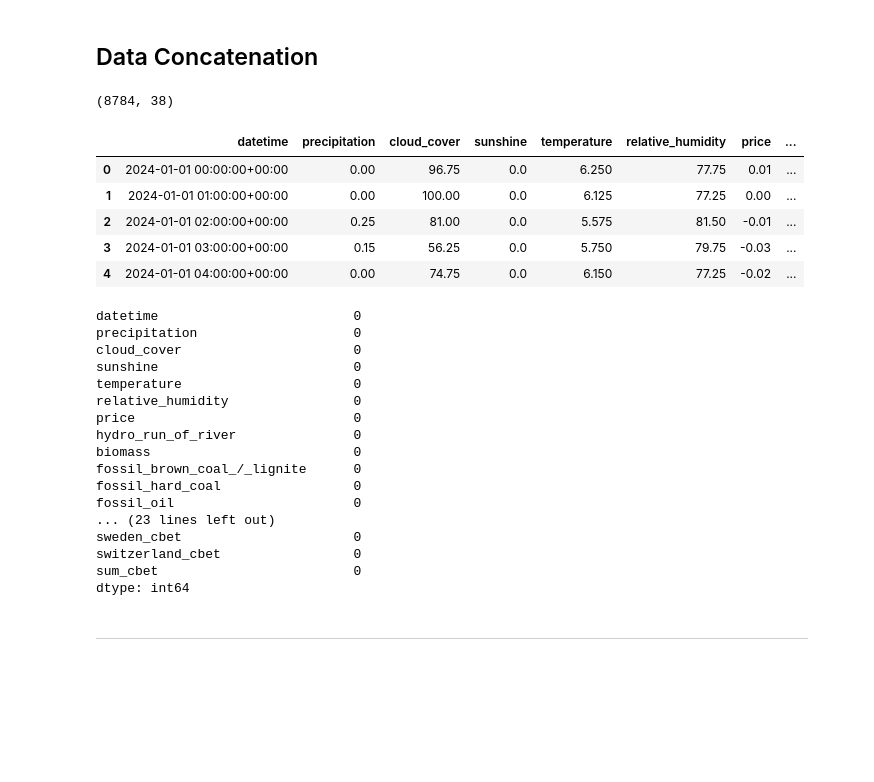
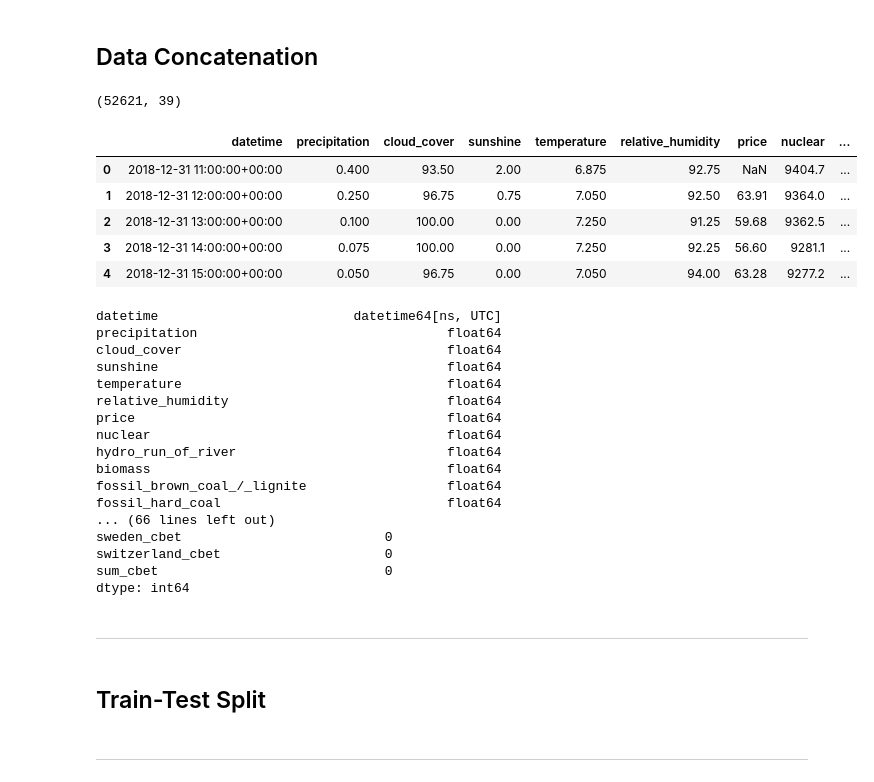
Before and after one commit to BenLeidig/de_lu_epf, a Jupyter notebook: doc/data_collection.ipynb, the cells around one changed output. Drawn from its saved outputs; the diff is of its cells as text; code cells hidden in the pictures; blank space fills up the shorter version.

```diff
--- a/doc/data_collection.ipynb
+++ b/doc/data_collection.ipynb
@@ -48,7 +48,7 @@ weather_variables = [
 
 url = 'https://api.brightsky.dev/weather'
 parameters = {
-    'date':'2024-01-01T01:00:00Z',
+    'date':'2018-12-31T12:00:00Z',
     'last_date':'2025-01-01T00:00:00Z'
 }
 concat_list = []
@@ -83,7 +83,7 @@ Wall time: 33.1 s
 
 url = 'https://api.energy-charts.info/price'
 parameters = {
-    'start':'2024-01-01T00:00:00Z',
+    'start':'2018-12-31T12:00:00Z',
     'end':'2024-12-31T23:00:00Z'
 }
 data = requests.get(url, params=parameters).json()
@@ -110,7 +110,7 @@ Wall time: 2.46 s
 
 url = 'https://api.energy-charts.info/public_power'
 parameters = {
-    'start':'2024-01-01T01:00:00Z',
+    'start':'2018-12-31T12:00:00Z',
     'end':'2025-01-01T00:00:00Z'
 }
 data = requests.get(url, params=parameters).json()
@@ -141,7 +141,7 @@ Wall time: 3.97 s
 
 url = 'https://api.energy-charts.info/cbet'
 parameters = {
-    'start':'2024-01-01T01:00:00Z',
+    'start':'2018-12-31T12:00:00Z',
     'end':'2025-01-01T00:00:00Z'
 }
 data = requests.get(url, parameters).json()
@@ -172,36 +172,42 @@ Wall time: 23.5 s
 # %%
 df = reduce(
     lambda l, r : l.merge(r, on='datetime', how='outer'),
     [weather, price, public_power, cbet]
 ).sort_values(by='datetime', ascending=True)
-df.to_csv('dataset.csv', index=False)
+df.to_csv('../data/raw/dataset.csv', index=False)
 print(df.shape)
 df.head()
 # %% [output]
-(8784, 38)
+(52621, 39)
-|  | datetime | precipitation | cloud_cover | sunshine | temperature | relative_humidity | price | ... |
-| 0 | 2024-01-01 00:00:00+00:00 | 0.00 | 96.75 | 0.0 | 6.250 | 77.75 | 0.01 | ... |
-| 1 | 2024-01-01 01:00:00+00:00 | 0.00 | 100.00 | 0.0 | 6.125 | 77.25 | 0.00 | ... |
-| 2 | 2024-01-01 02:00:00+00:00 | 0.25 | 81.00 | 0.0 | 5.575 | 81.50 | -0.01 | ... |
-| 3 | 2024-01-01 03:00:00+00:00 | 0.15 | 56.25 | 0.0 | 5.750 | 79.75 | -0.03 | ... |
-| 4 | 2024-01-01 04:00:00+00:00 | 0.00 | 74.75 | 0.0 | 6.150 | 77.25 | -0.02 | ... |
+|  | datetime | precipitation | cloud_cover | sunshine | temperature | relative_humidity | price | nuclear | ... |
+| 0 | 2018-12-31 11:00:00+00:00 | 0.400 | 93.50 | 2.00 | 6.875 | 92.75 | NaN | 9404.7 | ... |
+| 1 | 2018-12-31 12:00:00+00:00 | 0.250 | 96.75 | 0.75 | 7.050 | 92.50 | 63.91 | 9364.0 | ... |
+| 2 | 2018-12-31 13:00:00+00:00 | 0.100 | 100.00 | 0.00 | 7.250 | 91.25 | 59.68 | 9362.5 | ... |
+| 3 | 2018-12-31 14:00:00+00:00 | 0.075 | 100.00 | 0.00 | 7.250 | 92.25 | 56.60 | 9281.1 | ... |
+| 4 | 2018-12-31 15:00:00+00:00 | 0.050 | 96.75 | 0.00 | 7.050 | 94.00 | 63.28 | 9277.2 | ... |
 # %%
-df.isna().sum()
+print(df.dtypes)
+print(f'Total NaNs: {df.isna().sum().sum()}\n')
+print(df.isna().sum())
 # %% [output]
-datetime                         0
-precipitation                    0
-cloud_cover                      0
-sunshine                         0
-temperature                      0
-relative_humidity                0
-price                            0
-hydro_run_of_river               0
-biomass                          0
-fossil_brown_coal_/_lignite      0
-fossil_hard_coal                 0
-fossil_oil                       0
-... (23 lines left out)
-sweden_cbet                      0
-switzerland_cbet                 0
-sum_cbet                         0
+datetime                         datetime64[ns, UTC]
+precipitation                                float64
+cloud_cover                                  float64
+sunshine                                     float64
+temperature                                  float64
+relative_humidity                            float64
+price                                        float64
+nuclear                                      float64
+hydro_run_of_river                           float64
+biomass                                      float64
+fossil_brown_coal_/_lignite                  float64
+fossil_hard_coal                             float64
+... (66 lines left out)
+sweden_cbet                          0
+switzerland_cbet                     0
+sum_cbet                             0
 dtype: int64
+# %% [markdown]
+----
+# %% [markdown]
+## Train-Test Split
```
Also changed, not shown: parts of 6 cells of this notebook, 20 other files.
